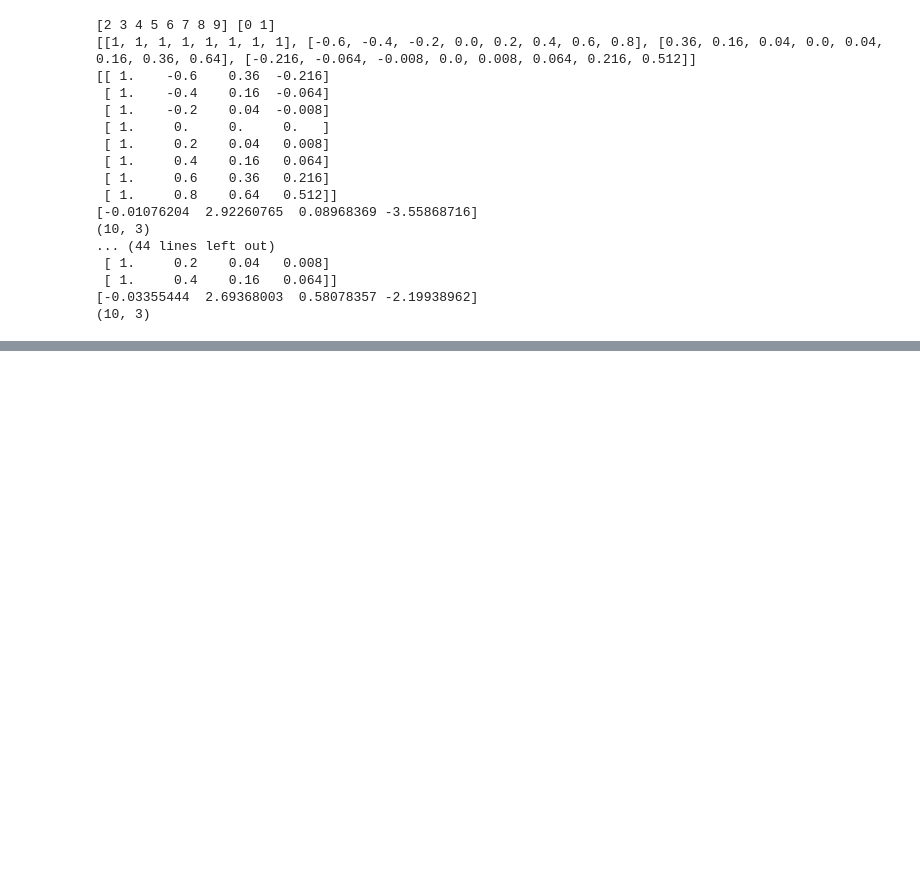
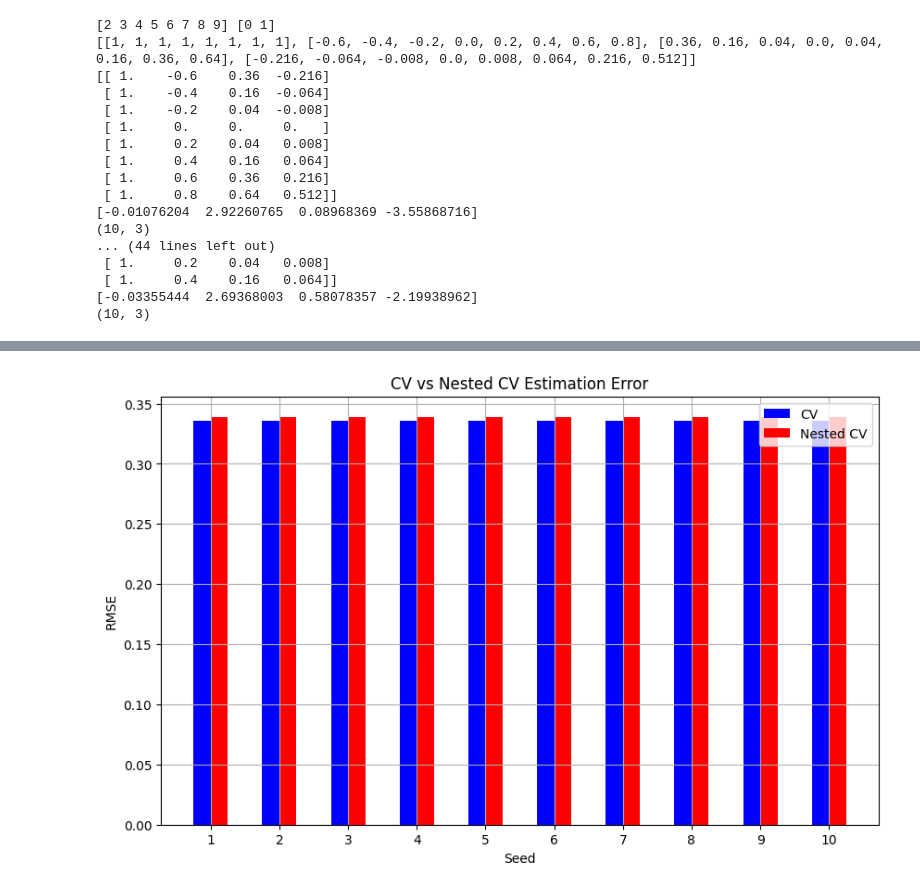
Before and after one commit to JedsadaSrijunpoe/Machine-Learning, a Jupyter notebook: Model_Selection.ipynb, the cells around one changed output, grey strips where cells are left out. Cells and saved outputs as stored; diff of their text form; code cells hidden in the pictures; blank space fills up the shorter version.

```diff
--- a/Model_Selection.ipynb
+++ b/Model_Selection.ipynb
@@ -220,0 +273,17 @@ sin experiment\sin_noisy_80sample.csv
+# %%
+x_values = np.linspace(1, 10, 10)
+plt.figure(figsize=(10, 6))
+
+bar_width = 0.25
+
+plt.bar(x_values - bar_width/2, cv_results, label='CV', color='blue', width=bar_width)
+plt.bar(x_values + bar_width/2, nested_results, label='Nested CV', color='red', width=bar_width)
+plt.xlabel('Seed')
+plt.ylabel('RMSE')
+plt.xticks(range(1,11))
+plt.title('CV vs Nested CV Estimation Error')
+plt.legend()
+plt.grid()
+plt.show()
+# %% [output]
+[figure, added]
```
Also changed, not shown: parts of 7 cells of this notebook.
